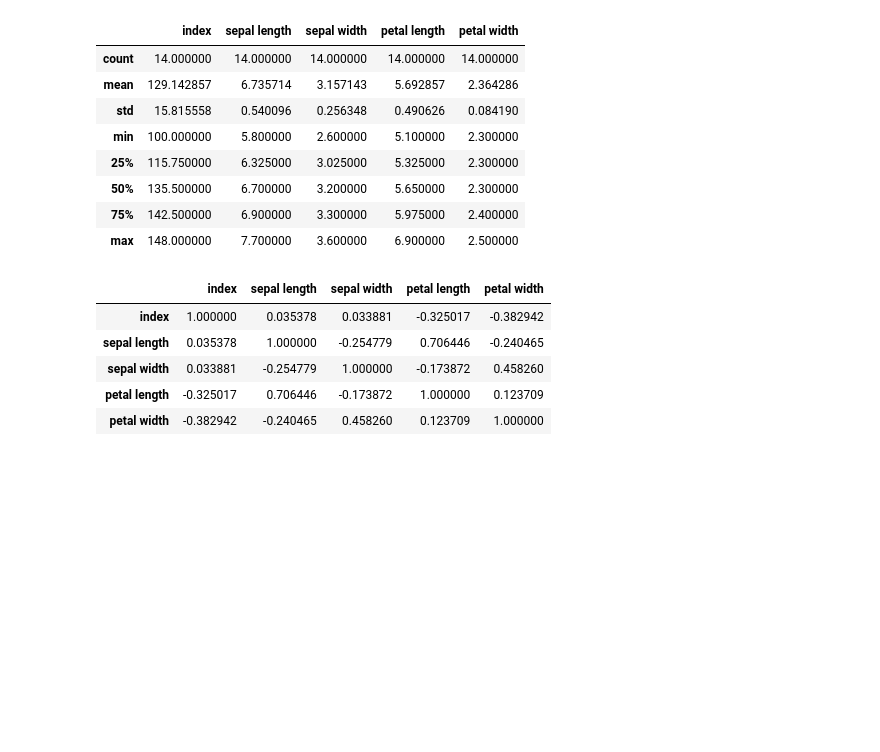
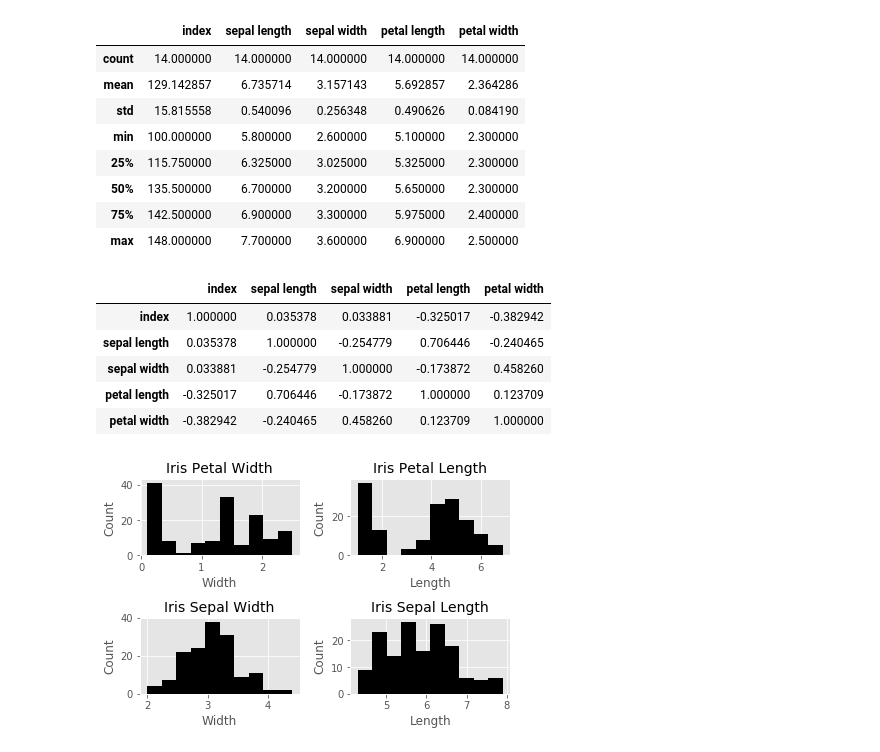
Before and after one commit to gr4vytr0n/blueprints, a Jupyter notebook: inspect_explore/inspect_explore.ipynb, the cells around one changed output. Drawn from its saved outputs; the diff is of its cells as text; code cells hidden in the pictures; blank space fills up the shorter version.

```diff
--- a/inspect_explore/inspect_explore.ipynb
+++ b/inspect_explore/inspect_explore.ipynb
@@ -58,4 +58,25 @@ plt.style.use('ggplot')
 %matplotlib inline
 # %%
 import numpy as np
+# %%
+fig, ax = plt.subplots(2, 2, figsize=(6, 4))
+ax[0][0].hist(IRIS_DF['petal width'], color='black')
+ax[0][0].set_ylabel('Count', fontsize=12)
+ax[0][0].set_xlabel('Width', fontsize=12)
+ax[0][0].set_title('Iris Petal Width', fontsize=14, y=1.01)
+ax[0][1].hist(IRIS_DF['petal length'], color='black')
+ax[0][1].set_ylabel('Count', fontsize=12)
+ax[0][1].set_xlabel('Length', fontsize=12)
+ax[0][1].set_title('Iris Petal Length', fontsize=14, y=1.01)
+ax[1][0].hist(IRIS_DF['sepal width'], color='black')
+ax[1][0].set_ylabel('Count', fontsize=12)
+ax[1][0].set_xlabel('Width', fontsize=12)
+ax[1][0].set_title('Iris Sepal Width', fontsize=14, y=1.01)
+ax[1][1].hist(IRIS_DF['sepal length'], color='black')
+ax[1][1].set_ylabel('Count', fontsize=12)
+ax[1][1].set_xlabel('Length', fontsize=12)
+ax[1][1].set_title('Iris Sepal Length', fontsize=14, y=1.01)
+plt.tight_layout()
+# %% [output]
+[figure, added]
 # %%
```
Also changed, not shown: parts of 5 cells of this notebook, 4 other files.
